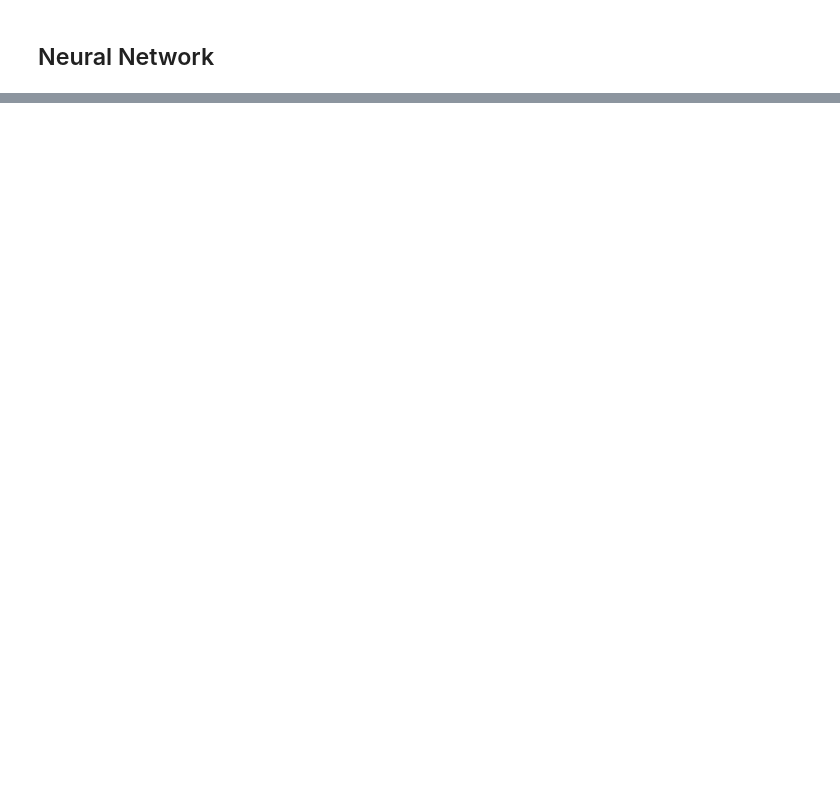
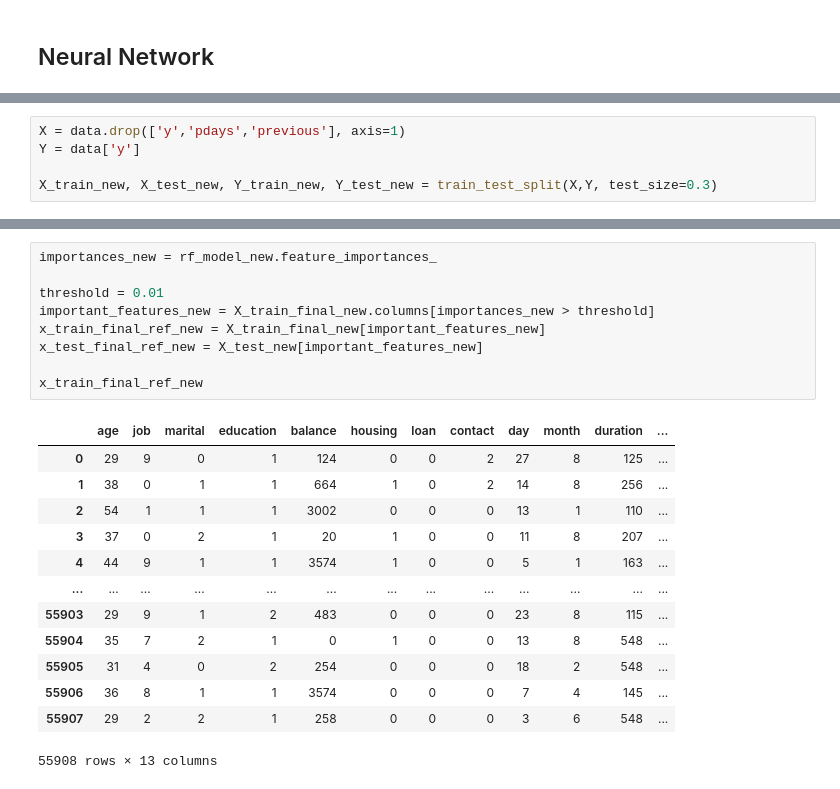
Before and after one commit to Dulina77/bank-marketing-prediction, a Jupyter notebook: Notebooks/cw1.ipynb, the cells around one changed output, grey strips where cells are left out. Drawn from its saved outputs; the diff is of its cells as text; blank space fills up the shorter version.

```diff
--- a/Notebooks/cw1.ipynb
+++ b/Notebooks/cw1.ipynb
@@ -456,0 +165,5 @@ print(train_accuracy)
+# %%
+X = data.drop(['y','pdays','previous'], axis=1)
+Y = data['y']
+
+X_train_new, X_test_new, Y_train_new, Y_test_new = train_test_split(X,Y, test_size=0.3)
@@ -456,0 +254,23 @@ print(train_accuracy)
+# %%
+importances_new = rf_model_new.feature_importances_
+
+threshold = 0.01
+important_features_new = X_train_final_new.columns[importances_new > threshold]
+x_train_final_ref_new = X_train_final_new[important_features_new]
+x_test_final_ref_new = X_test_new[important_features_new]
+
+x_train_final_ref_new
+# %% [output]
+|  | age | job | marital | education | balance | housing | loan | contact | day | month | duration | ... |
+| 0 | 29 | 9 | 0 | 1 | 124 | 0 | 0 | 2 | 27 | 8 | 125 | ... |
+| 1 | 38 | 0 | 1 | 1 | 664 | 1 | 0 | 2 | 14 | 8 | 256 | ... |
+| 2 | 54 | 1 | 1 | 1 | 3002 | 0 | 0 | 0 | 13 | 1 | 110 | ... |
+| 3 | 37 | 0 | 2 | 1 | 20 | 1 | 0 | 0 | 11 | 8 | 207 | ... |
+| 4 | 44 | 9 | 1 | 1 | 3574 | 1 | 0 | 0 | 5 | 1 | 163 | ... |
+| ... | ... | ... | ... | ... | ... | ... | ... | ... | ... | ... | ... | ... |
+| 55903 | 29 | 9 | 1 | 2 | 483 | 0 | 0 | 0 | 23 | 8 | 115 | ... |
+| 55904 | 35 | 7 | 2 | 1 | 0 | 1 | 0 | 0 | 13 | 8 | 548 | ... |
+| 55905 | 31 | 4 | 0 | 2 | 254 | 0 | 0 | 0 | 18 | 2 | 548 | ... |
+| 55906 | 36 | 8 | 1 | 1 | 3574 | 0 | 0 | 0 | 7 | 4 | 145 | ... |
+| 55907 | 29 | 2 | 2 | 1 | 258 | 0 | 0 | 0 | 3 | 6 | 548 | ... |
+55908 rows × 13 columns
```
Also changed, not shown: parts of 58 cells of this notebook.
